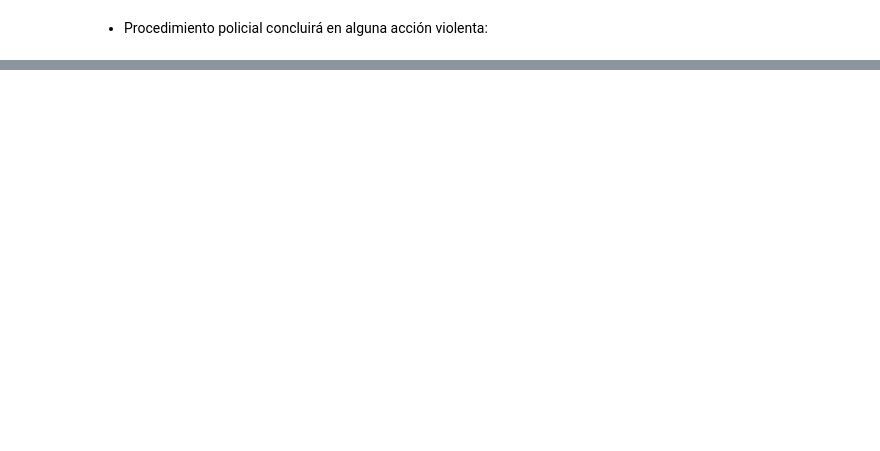
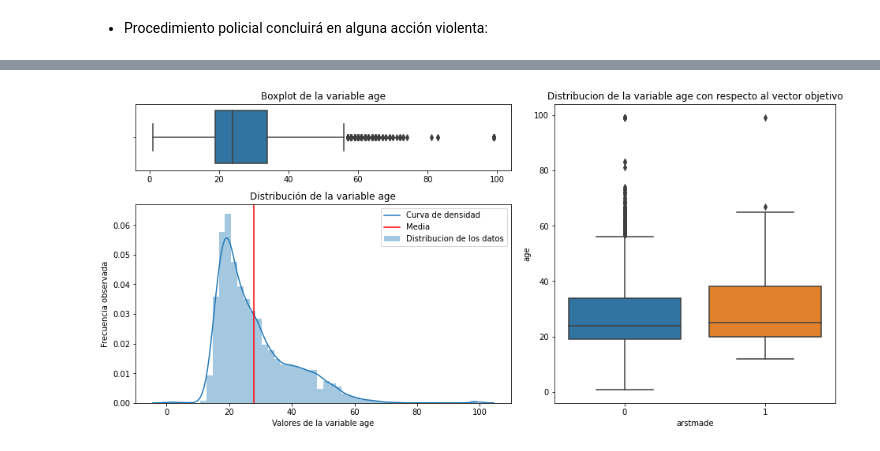
Before and after one commit to rodrigobarrazads/Desafio_Latam, a Jupyter notebook: Modulo3/Prueba/analisis_crimenes.ipynb, the cells around one changed output, grey strips where cells are left out. Cells and saved outputs as stored; diff of their text form; code cells hidden in the pictures; blank space fills up the shorter version.

```diff
--- a/Modulo3/Prueba/analisis_crimenes.ipynb
+++ b/Modulo3/Prueba/analisis_crimenes.ipynb
@@ -211,0 +436,6 @@ df['violence'] = np.where(df['violence']=='Y',1,0)
+# %%
+# Definimos las columnas que debemos reemplazar los valores ' '
+col = ['trhsloc','officrid','offverb','offshld']
+
+# Reemplazamos los valores
+df_filter[col] = df_filter[col].replace(' ','U')
@@ -211,0 +444,3 @@ df['violence'] = np.where(df['violence']=='Y',1,0)
+# %%
+# Eliminamos los registros que contengas estos datos en el dataset
+df_filter = df_filter.replace(' ',np.nan).dropna()
@@ -211,0 +449,4 @@ df['violence'] = np.where(df['violence']=='Y',1,0)
+# %%
+# Definimos las columnas que debiesen ser flotantes y las convertimos
+col_float = ['pct', 'perobs', 'perstop', 'age', 'ht_feet', 'ht_inch', 'weight', 'xcoord', 'ycoord']
+df_filter[col_float] = df_filter[col_float].astype(float)
@@ -211,0 +455,7 @@ df['violence'] = np.where(df['violence']=='Y',1,0)
+# %%
+# Convertimos las variable datestop en fecha y extraemos el mes como nueva variable
+df_filter['datestop'] = df_filter['datestop'].apply(lambda x: datetime.strptime(str(x), '%m%d%Y'))
+df_filter['month'] = df_filter['datestop'].apply(lambda x: x.month).astype(float)
+
+# Para la variable hora, extramos si la detencion fue en horario AM o PM
+df_filter['horario'] = np.where(df_filter['timestop'] >= 1200, 'PM', 'AM')
@@ -211,0 +505,8 @@ df['violence'] = np.where(df['violence']=='Y',1,0)
+# %%
+# Eliminamos los registros outliers mencionados
+df_filter = df_filter[(df_filter['perobs']<100) & (df_filter['perstop']<100) & (df_filter['weight']<999)]
+
+# Revisamos la variable age entre 0-100
+distr_num(df_filter[df_filter['age']<100], 'age', 'arstmade');
+# %% [output]
+[figure, added]
```
Also changed, not shown: parts of 119 cells of this notebook, 1 other file.
